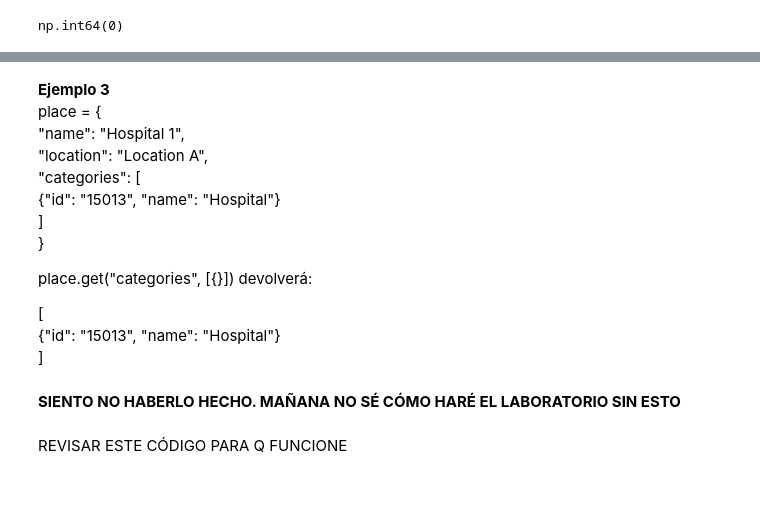
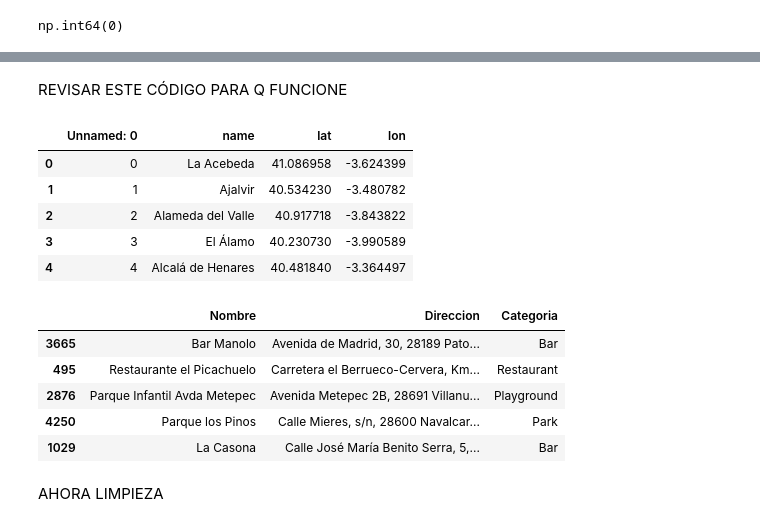
Before and after one commit to jgilsu11/laboratorio-modulo3-leccion01-APIs, a Jupyter notebook: laboratorio-modulo3-leccion01-APIs.ipynb, the cells around one changed output, grey strips where cells are left out. Cells and saved outputs as stored; diff of their text form; code cells hidden in the pictures; blank space fills up the shorter version.

Commit message:
Subida de Lab 8 Apis Re hecho

```diff
--- a/laboratorio-modulo3-leccion01-APIs.ipynb
+++ b/laboratorio-modulo3-leccion01-APIs.ipynb
@@ -500,15 +183,0 @@ data = {
-# %% [markdown]
-**Ejemplo 3**
-place = {
-    "name": "Hospital 1",
-    "location": "Location A",
-    "categories": [
-        {"id": "15013", "name": "Hospital"}
-    ]
-}
-
-place.get("categories", [{}]) devolverá:
-
-[
-    {"id": "15013", "name": "Hospital"}
-]
@@ -560,4 +184,2 @@ place.get("categories", [{}]) devolverá:
-# %% [markdown]
-**SIENTO NO HABERLO HECHO. MAÑANA NO SÉ CÓMO HARÉ EL LABORATORIO SIN ESTO**
 # %% [markdown]
 REVISAR ESTE CÓDIGO PARA Q FUNCIONE
@@ -597,0 +186,9 @@ def lugares_cercanos(df_final,dicc):
+# %%
+df_municipios.head()
+# %% [output]
+|  | Unnamed: 0 | name | lat | lon |
+| 0 | 0 | La Acebeda | 41.086958 | -3.624399 |
+| 1 | 1 | Ajalvir | 40.534230 | -3.480782 |
+| 2 | 2 | Alameda del Valle | 40.917718 | -3.843822 |
+| 3 | 3 | El Álamo | 40.230730 | -3.990589 |
+| 4 | 4 | Alcalá de Henares | 40.481840 | -3.364497 |
@@ -597,0 +212,11 @@ def lugares_cercanos(df_final,dicc):
+# %%
+df_todos.sample(5)
+# %% [output]
+|  | Nombre | Direccion | Categoria |
+| 3665 | Bar Manolo | Avenida de Madrid, 30, 28189 Pato... | Bar |
+| 495 | Restaurante el Picachuelo | Carretera el Berrueco-Cervera, Km... | Restaurant |
+| 2876 | Parque Infantil Avda Metepec | Avenida Metepec 2B, 28691 Villanu... | Playground |
+| 4250 | Parque los Pinos | Calle Mieres, s/n, 28600 Navalcar... | Park |
+| 1029 | La Casona | Calle José María Benito Serra, 5,... | Bar |
+# %% [markdown]
+AHORA LIMPIEZA
```
Also changed, not shown: parts of 44 cells of this notebook, 2 other files.
